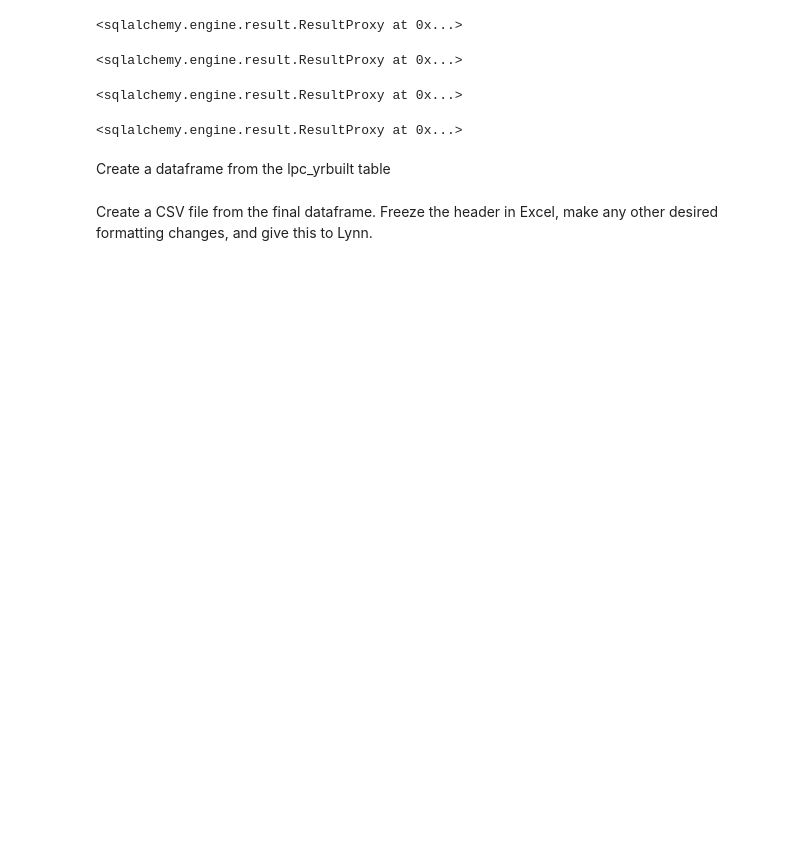
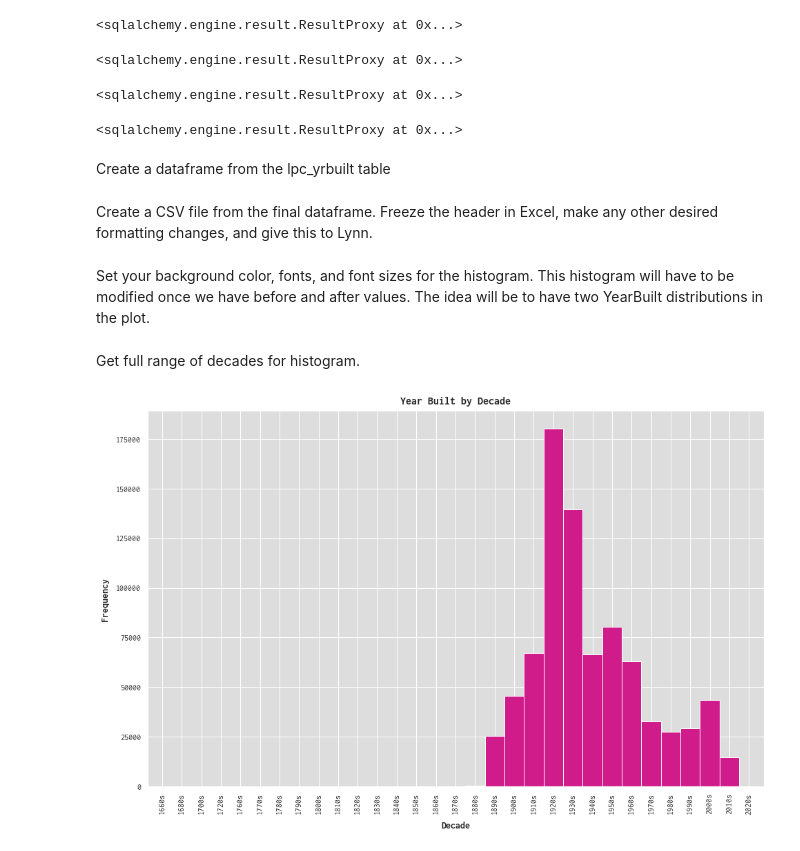
Before and after one commit to NYCPlanning/ann, a Jupyter notebook: yearbuilt 2019-11/notebooks/yearbuilt.ipynb, the cells around one changed output. Cells and saved outputs as stored; diff of their text form; code cells hidden in the pictures; blank space fills up the shorter version.

```diff
--- a/yearbuilt 2019-11/notebooks/yearbuilt.ipynb
+++ b/yearbuilt 2019-11/notebooks/yearbuilt.ipynb
@@ -304,0 +305,21 @@ df_lpc_yrbuilt.to_csv("../output/YearBuilt_LPC_Enhanced_File.csv")
+# %% [markdown]
+Set your background color, fonts, and font sizes for the histogram. This histogram will have to be modified once we have before and after values. The idea will be to have two YearBuilt distributions in the plot.
+# %%
+sns.set(rc={'axes.facecolor':'#dddddd'})
+SMALL_SIZE = 8
+MEDIUM_SMALL_SIZE = 10
+MEDIUM_SIZE = 12
+MEDIUM_LARGE_SIZE = 14
+BIGGER_SIZE = 16
+rcParams['font.family'] = 'sans-serif'
+rcParams['font.sans-serif'] = ['Inconsolata']
+plt.rc('font', size=SMALL_SIZE)
+plt.rc('axes', titlesize=BIGGER_SIZE)     # fontsize of the axes title
+plt.rc('axes', labelsize=MEDIUM_LARGE_SIZE)    # fontsize of the x and y labels
+plt.rc('xtick', labelsize=MEDIUM_SIZE)    # fontsize of the tick labels
+plt.rc('ytick', labelsize=MEDIUM_SIZE)    # fontsize of the tick labels
+plt.rc('legend', fontsize=MEDIUM_SIZE)    # legend fontsize
+plt.rc('figure', titlesize=BIGGER_SIZE)  # fontsize of the figure title
+plt.rcParams["figure.figsize"] = [16, 10]
+# %% [markdown]
+Get full range of decades for histogram.
@@ -304,0 +335,19 @@ df_lpc_yrbuilt.to_csv("../output/YearBuilt_LPC_Enhanced_File.csv")
+# %%
+with open('../data/decades_19v2.csv') as csv_file:
+    csv_reader = csv.reader(csv_file, delimiter=',')
+    next(csv_reader)
+    decade_hold = ''
+    read_count = 0
+    decades = []
+
+    for row in csv_reader:
+        decades.append(row[0])
+
+df = pd.DataFrame({'Decade': decades})
+df.groupby('Decade', as_index=False).size().plot(kind='bar', color="#d01c8b", width=1)
+plt.xlabel('Decade', fontweight='bold', labelpad=10)
+plt.ylabel('Frequency', fontweight='bold', labelpad=10)
+plt.title('Year Built by Decade', fontweight='bold', pad=10)
+plt.show()
+# %% [output]
+[figure, added]
```
Also changed, not shown: parts of 2 cells of this notebook, 2 other files.
